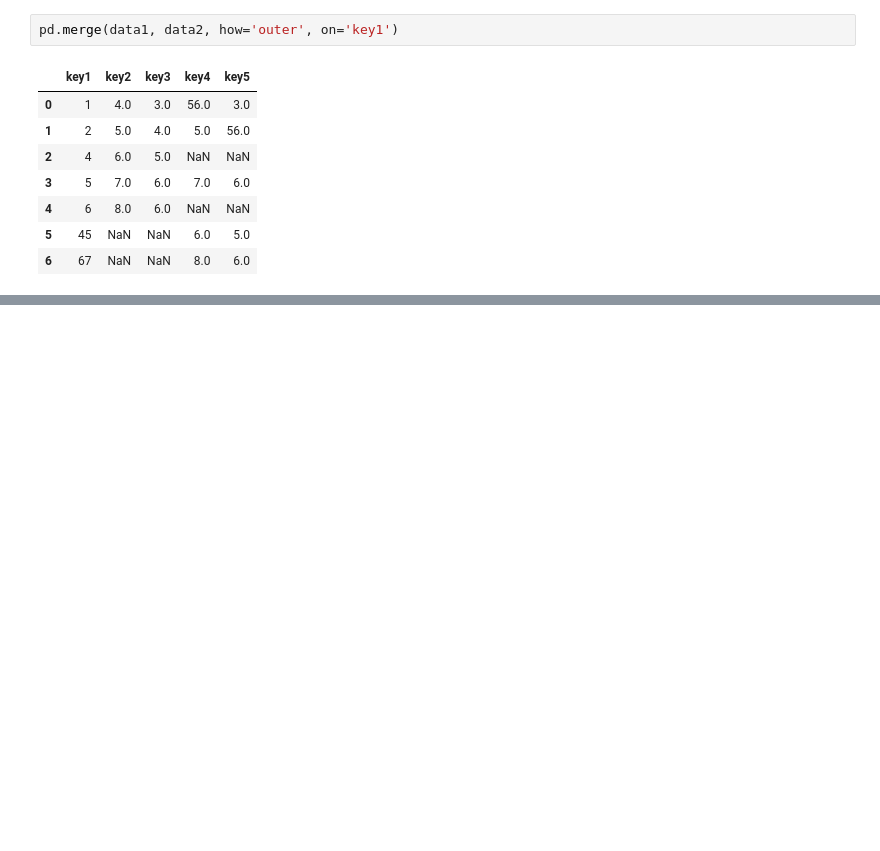
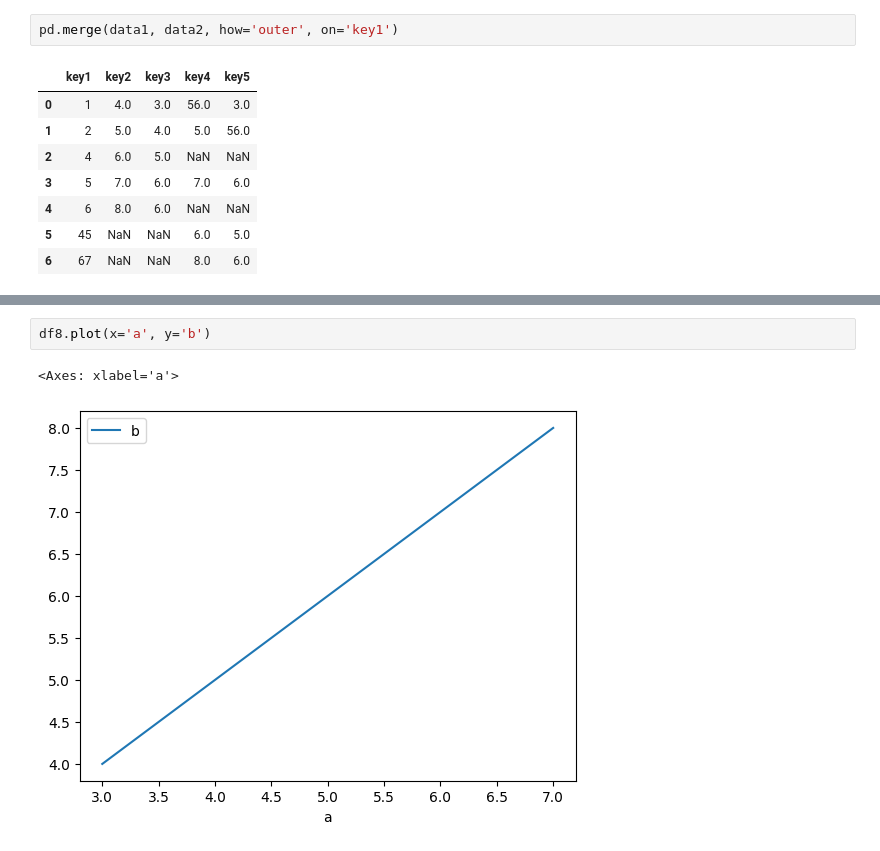
Before and after one commit to iamjaykumar/pandas_project, a Jupyter notebook: pandas_project&advanced_concept.ipynb, the cells around one changed output, grey strips where cells are left out. Saved outputs shown, nothing was run; the diff lists cells and outputs as text; blank space fills up the shorter version.

```diff
--- a/pandas_project&advanced_concept.ipynb
+++ b/pandas_project&advanced_concept.ipynb
@@ -900,0 +1457,5 @@ pd.merge(data1, data2, how='outer', on='key1')
+# %%
+df8.plot(x='a', y='b')
+# %% [output]
+<Axes: xlabel='a'>
+[figure, added]
```
Also changed, not shown: parts of 79 cells of this notebook.
